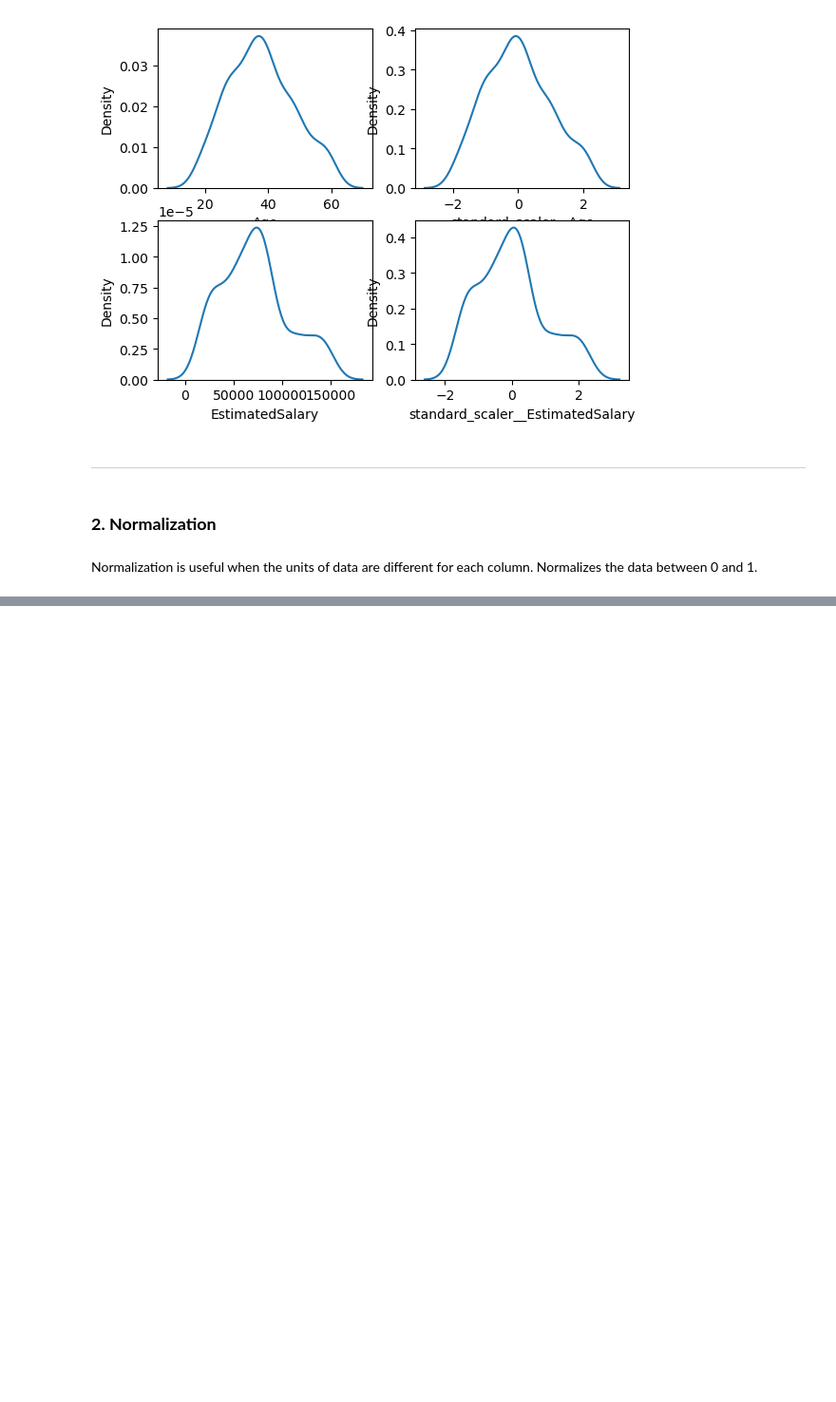
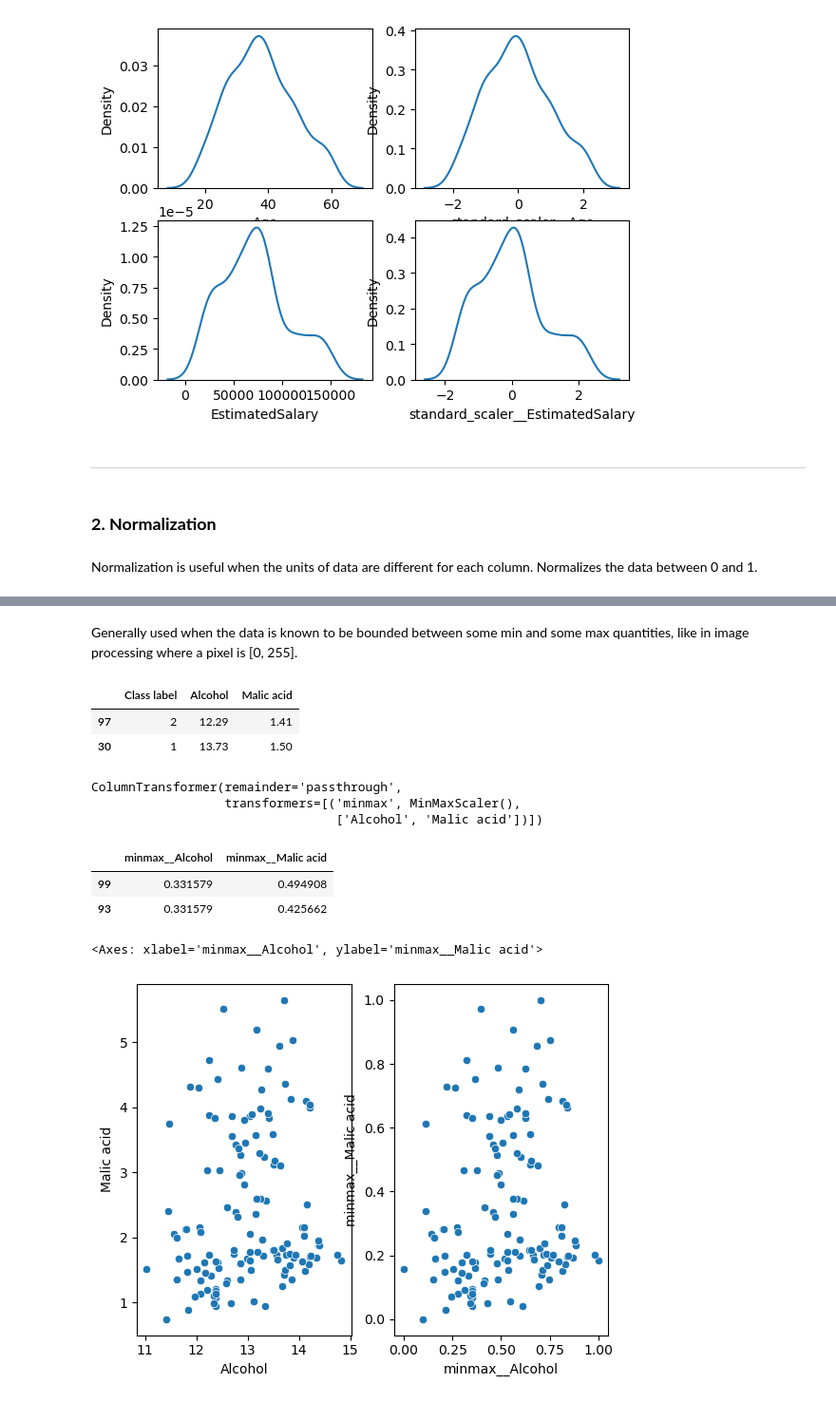
Before and after one commit to sunder-kirei/ml, a Jupyter notebook: feature_engineering/feature_scaling.ipynb, the cells around one changed output, grey strips where cells are left out. Shown at 95% size. Cells and saved outputs as stored; diff of their text form; code cells hidden in the pictures; blank space fills up the shorter version.

```diff
--- a/feature_engineering/feature_scaling.ipynb
+++ b/feature_engineering/feature_scaling.ipynb
@@ -150,3 +150,5 @@ Normalizes the data between 0 and 1.
 #### 1. MinMax Scaling
 
 <img src="../assets/minmax_scaler.png" alt="minmax_scaler" />
+# %% [markdown]
+Generally used when the data is known to be bounded between some min and some max quantities, like in image processing where a pixel is [0, 255].
@@ -152,0 +159,44 @@ Normalizes the data between 0 and 1.
+# %%
+path = os.path.join("..", "data", "wine_data.csv")
+df = pd.read_csv(path, usecols=[0, 1, 2], header=None)
+df.columns = ["Class label", "Alcohol", "Malic acid"]
+df.sample(2)
+# %% [output]
+|  | Class label | Alcohol | Malic acid |
+| 97 | 2 | 12.29 | 1.41 |
+| 30 | 1 | 13.73 | 1.50 |
+# %%
+X_train, X_test, y_train, y_test = train_test_split(
+    df.drop("Class label", axis=1), df["Class label"]
+)
+# %%
+from sklearn.preprocessing import MinMaxScaler
+from sklearn.compose import ColumnTransformer
+
+ct = ColumnTransformer(
+    [("minmax", MinMaxScaler(), ["Alcohol", "Malic acid"])], remainder="passthrough"
+)
+ct.set_output(transform="pandas")
+# %% [output]
+ColumnTransformer(remainder='passthrough',
+                  transformers=[('minmax', MinMaxScaler(),
+                                 ['Alcohol', 'Malic acid'])])
+# %%
+X_train_trans = ct.fit_transform(X_train)
+X_test_trans = ct.transform(X_test)
+# %%
+X_test_trans.sample(2)
+# %% [output]
+|  | minmax__Alcohol | minmax__Malic acid |
+| 99 | 0.331579 | 0.494908 |
+| 93 | 0.331579 | 0.425662 |
+# %%
+import seaborn as sns
+import matplotlib.pyplot as plt
+
+figure, (first, second) = plt.subplots(ncols=2)
+sns.scatterplot(X_train, x="Alcohol", y="Malic acid", ax=first)
+sns.scatterplot(X_train_trans, x="minmax__Alcohol", y="minmax__Malic acid", ax=second)
+# %% [output]
+<Axes: xlabel='minmax__Alcohol', ylabel='minmax__Malic acid'>
+[figure, added]
```
Also changed, not shown: parts of 7 cells of this notebook, 8 other files.
